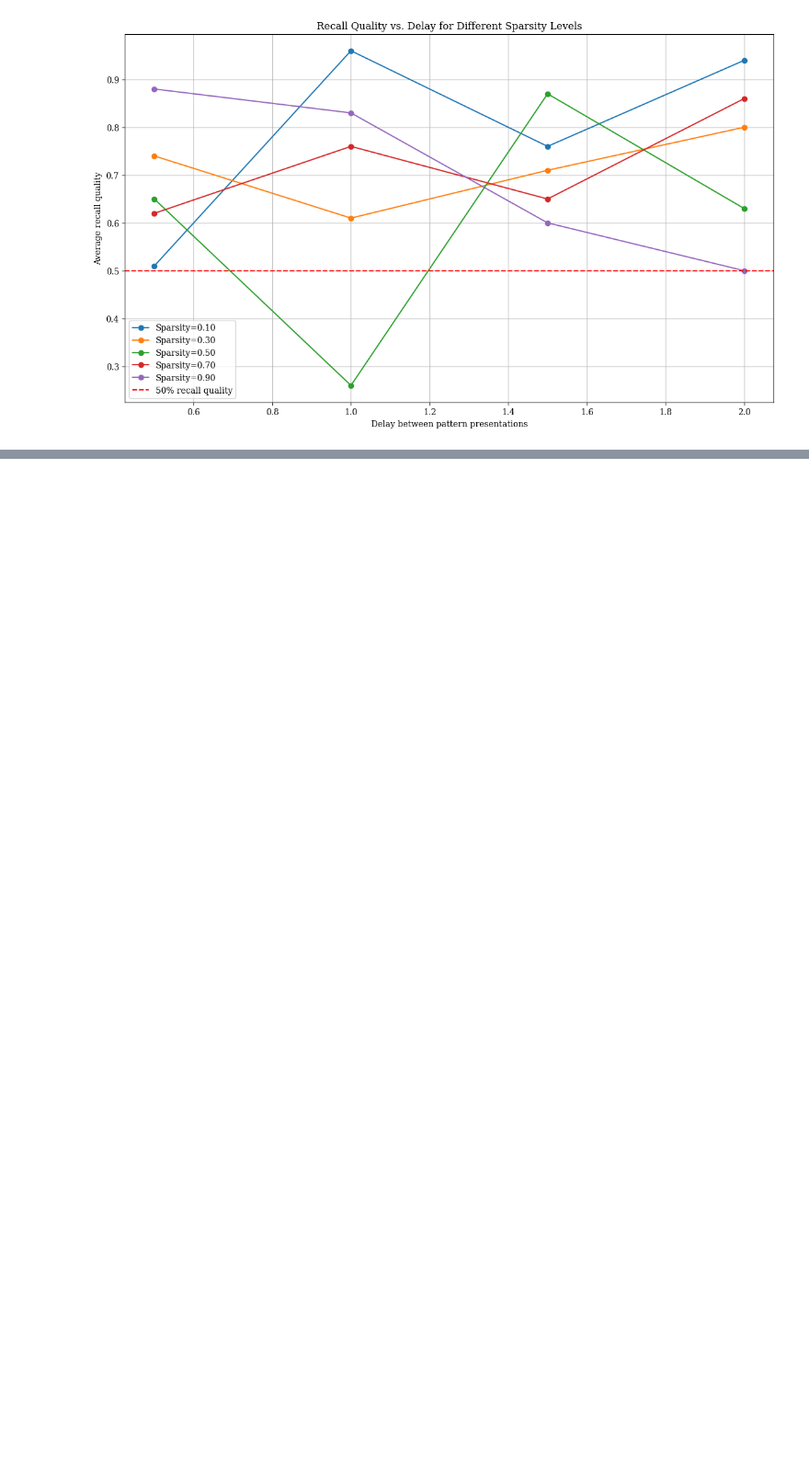
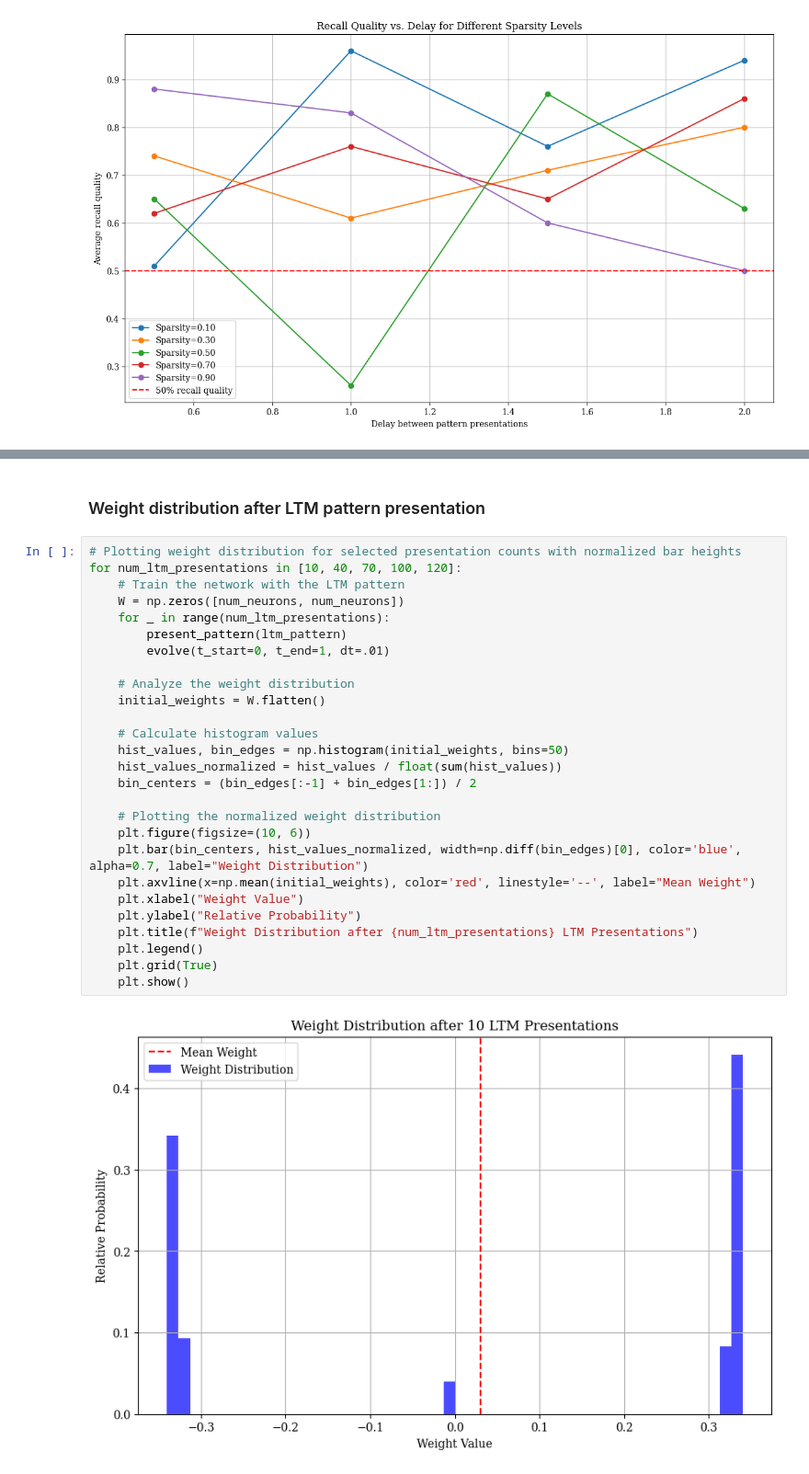
Before and after one commit to anhvt00/Memory-Modelling-using-Hopfield-Network, a Jupyter notebook: Modelling_long_term_and_short_term_memory_using_an_attractor_neural_network_with_triple_well_connections.ipynb, the cells around one changed output, grey strips where cells are left out. Shown at 92% size. Cells and saved outputs as stored; diff of their text form; blank space fills up the shorter version.

```diff
--- a/Modelling_long_term_and_short_term_memory_using_an_attractor_neural_network_with_triple_well_connections.ipynb
+++ b/Modelling_long_term_and_short_term_memory_using_an_attractor_neural_network_with_triple_well_connections.ipynb
@@ -935,0 +777,31 @@ plt.show()
+# %% [markdown]
+### Weight distribution after LTM pattern presentation
+# %%
+# Plotting weight distribution for selected presentation counts with normalized bar heights
+for num_ltm_presentations in [10, 40, 70, 100, 120]:
+    # Train the network with the LTM pattern
+    W = np.zeros([num_neurons, num_neurons])
+    for _ in range(num_ltm_presentations):
+        present_pattern(ltm_pattern)
+        evolve(t_start=0, t_end=1, dt=.01)
+
+    # Analyze the weight distribution
+    initial_weights = W.flatten()
+
+    # Calculate histogram values
+    hist_values, bin_edges = np.histogram(initial_weights, bins=50)
+    hist_values_normalized = hist_values / float(sum(hist_values))
+    bin_centers = (bin_edges[:-1] + bin_edges[1:]) / 2
+
+    # Plotting the normalized weight distribution
+    plt.figure(figsize=(10, 6))
+    plt.bar(bin_centers, hist_values_normalized, width=np.diff(bin_edges)[0], color='blue', alpha=0.7, label="Weight Distribution")
+    plt.axvline(x=np.mean(initial_weights), color='red', linestyle='--', label="Mean Weight")
+    plt.xlabel("Weight Value")
+    plt.ylabel("Relative Probability")
+    plt.title(f"Weight Distribution after {num_ltm_presentations} LTM Presentations")
+    plt.legend()
+    plt.grid(True)
+    plt.show()
+# %% [output]
+[figure, added]
```
Also changed, not shown: parts of 44 cells of this notebook.
